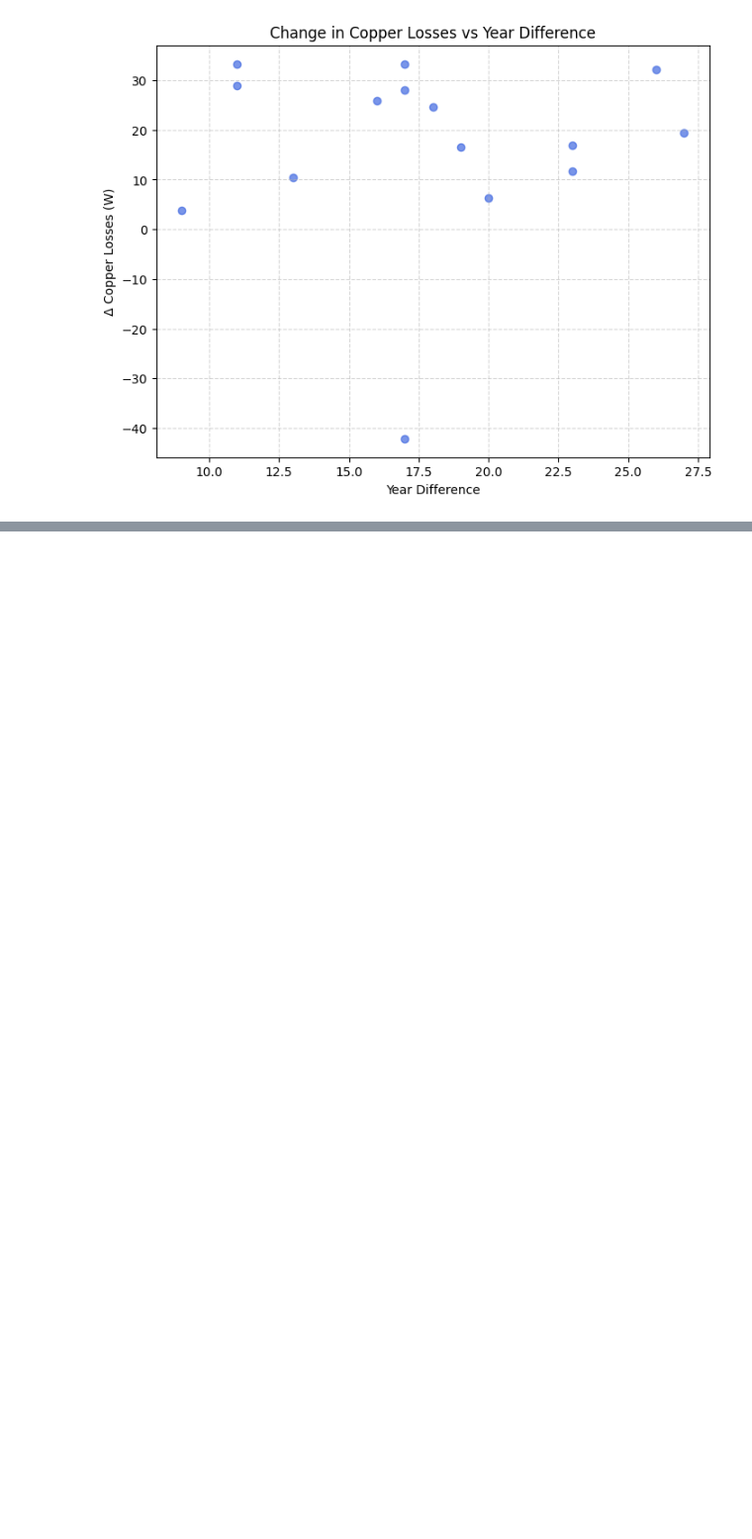
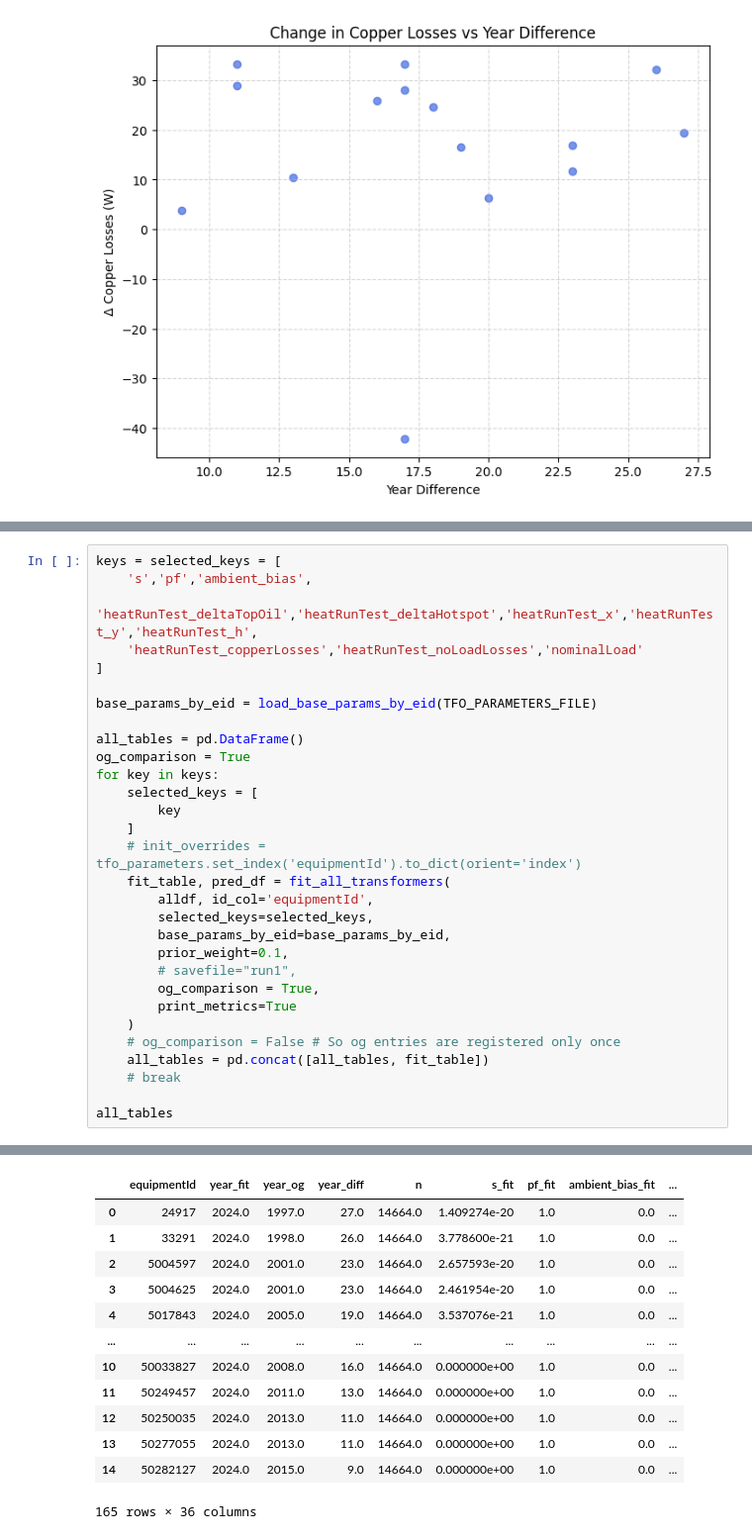
Before and after one commit to DT-Service-Consulting/ElectricGrid, a Jupyter notebook: wb_model_exploration.ipynb, the cells around one changed output, grey strips where cells are left out. Shown at 99% size. Cells and saved outputs as stored; diff of their text form; blank space fills up the shorter version.

```diff
--- a/wb_model_exploration.ipynb
+++ b/wb_model_exploration.ipynb
@@ -980,0 +1882,31 @@ fit_table, pred_df = fit_all_transformers(
+# %%
+keys = selected_keys = [
+    's','pf','ambient_bias',
+    'heatRunTest_deltaTopOil','heatRunTest_deltaHotspot','heatRunTest_x','heatRunTest_y','heatRunTest_h',
+    'heatRunTest_copperLosses','heatRunTest_noLoadLosses','nominalLoad'
+]
+
+base_params_by_eid = load_base_params_by_eid(TFO_PARAMETERS_FILE)
+
+all_tables = pd.DataFrame()
+og_comparison = True
+for key in keys:
+    selected_keys = [
+        key
+    ]
+    # init_overrides = tfo_parameters.set_index('equipmentId').to_dict(orient='index')
+    fit_table, pred_df = fit_all_transformers(
+        alldf, id_col='equipmentId',
+        selected_keys=selected_keys,
+        base_params_by_eid=base_params_by_eid,
+        prior_weight=0.1,
+        # savefile="run1",
+        og_comparison = True,
+        print_metrics=True
+    )
+    # og_comparison = False # So og entries are registered only once
+    all_tables = pd.concat([all_tables, fit_table])
+    # break
+
+all_tables
+# %% [output]
@@ -980,0 +1930,13 @@ fit_table, pred_df = fit_all_transformers(
+|  | equipmentId | year_fit | year_og | year_diff | n | s_fit | pf_fit | ambient_bias_fit | ... |
+| 0 | 24917 | 2024.0 | 1997.0 | 27.0 | 14664.0 | 1.409274e-20 | 1.0 | 0.0 | ... |
+| 1 | 33291 | 2024.0 | 1998.0 | 26.0 | 14664.0 | 3.778600e-21 | 1.0 | 0.0 | ... |
+| 2 | 5004597 | 2024.0 | 2001.0 | 23.0 | 14664.0 | 2.657593e-20 | 1.0 | 0.0 | ... |
+| 3 | 5004625 | 2024.0 | 2001.0 | 23.0 | 14664.0 | 2.461954e-20 | 1.0 | 0.0 | ... |
+| 4 | 5017843 | 2024.0 | 2005.0 | 19.0 | 14664.0 | 3.537076e-21 | 1.0 | 0.0 | ... |
+| ... | ... | ... | ... | ... | ... | ... | ... | ... | ... |
+| 10 | 50033827 | 2024.0 | 2008.0 | 16.0 | 14664.0 | 0.000000e+00 | 1.0 | 0.0 | ... |
+| 11 | 50249457 | 2024.0 | 2011.0 | 13.0 | 14664.0 | 0.000000e+00 | 1.0 | 0.0 | ... |
+| 12 | 50250035 | 2024.0 | 2013.0 | 11.0 | 14664.0 | 0.000000e+00 | 1.0 | 0.0 | ... |
+| 13 | 50277055 | 2024.0 | 2013.0 | 11.0 | 14664.0 | 0.000000e+00 | 1.0 | 0.0 | ... |
+| 14 | 50282127 | 2024.0 | 2015.0 | 9.0 | 14664.0 | 0.000000e+00 | 1.0 | 0.0 | ... |
+165 rows × 36 columns
```
Also changed, not shown: parts of 39 cells of this notebook, 8 other files.
